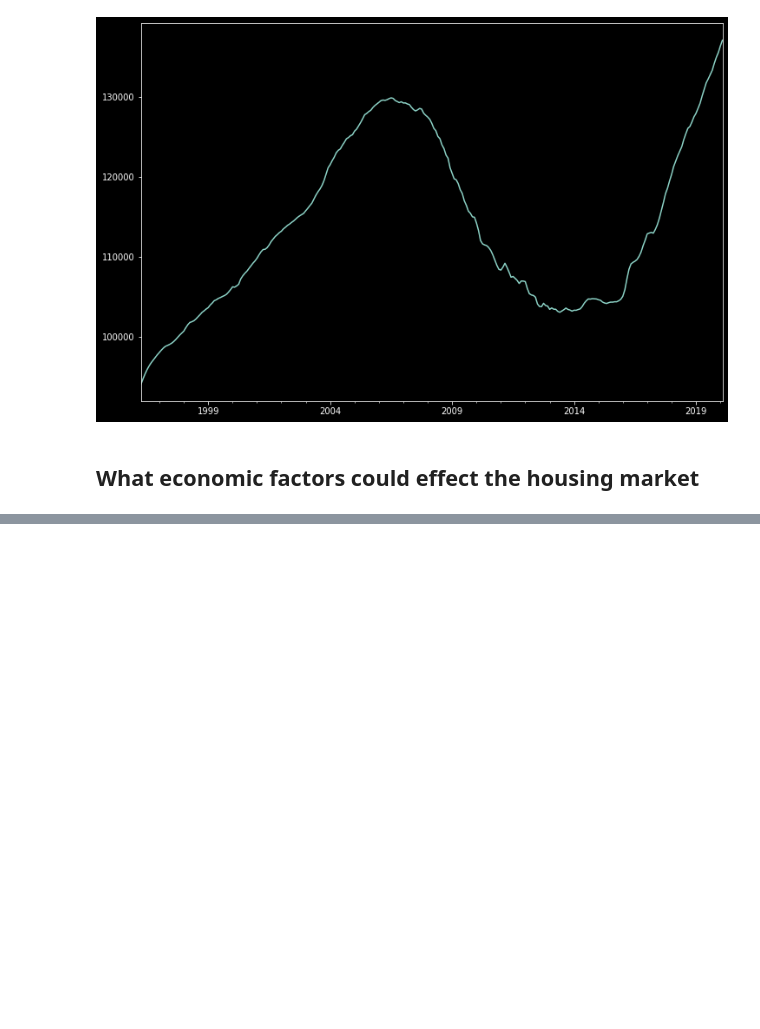
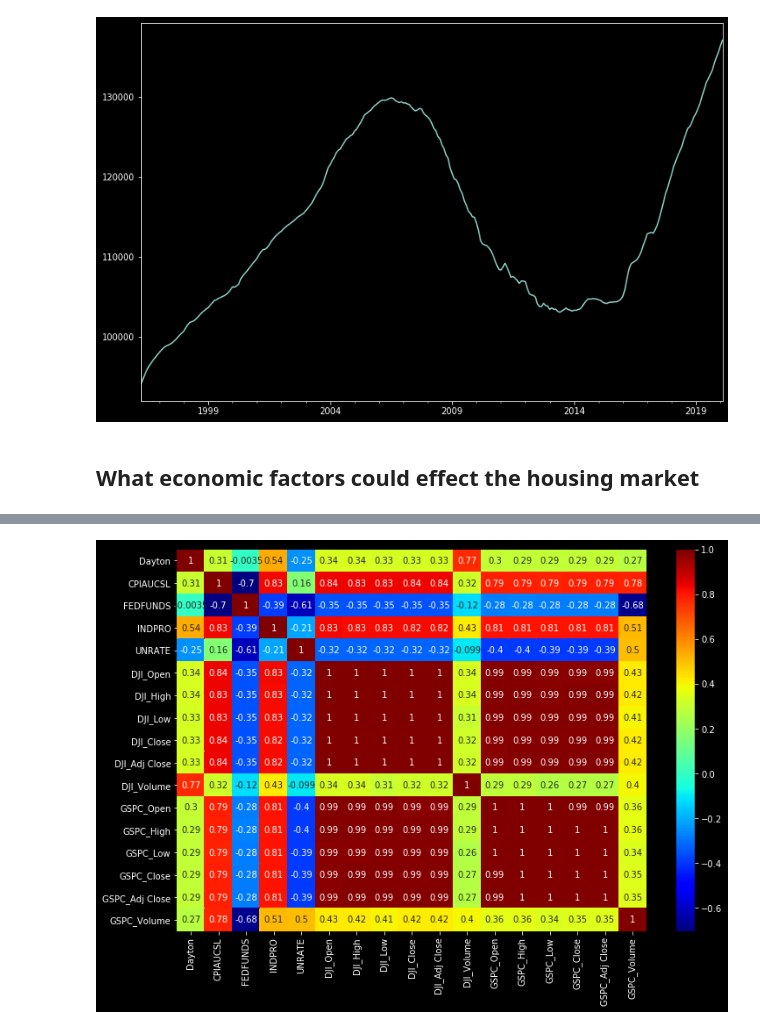
Before and after one commit to bimmerbailey/zillow_data_analysis, a Jupyter notebook: time_series.ipynb, the cells around one changed output, grey strips where cells are left out. Cells and saved outputs as stored; diff of their text form; code cells hidden in the pictures; blank space fills up the shorter version.

```diff
--- a/time_series.ipynb
+++ b/time_series.ipynb
@@ -112,0 +118,5 @@ econ_data[['FEDFUNDS', 'UNRATE']].plot();
+# %%
+fig, ax = plt.subplots(figsize=(12, 8))
+sns.heatmap(dayton_housing.corr(), cmap='jet', annot=True);
+# %% [output]
+[figure, added]
```
Also changed, not shown: parts of 14 cells of this notebook, 2 other files.
